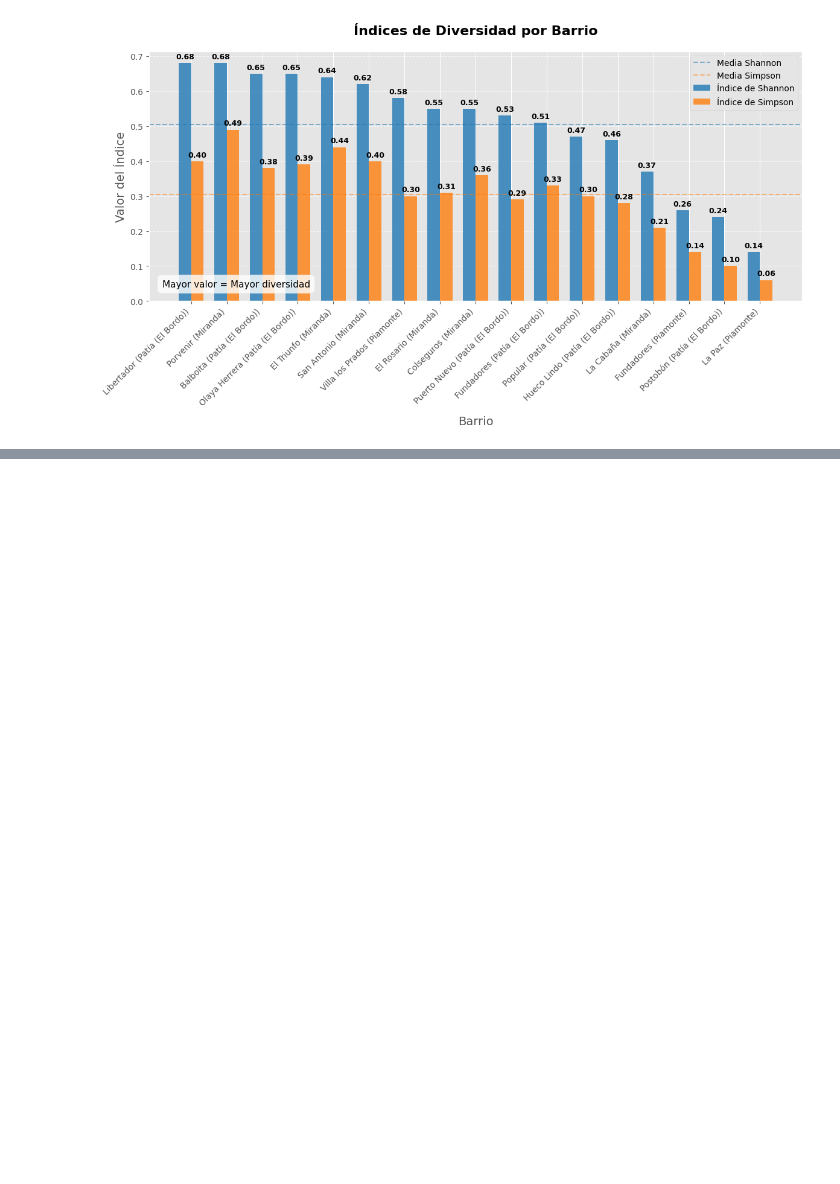
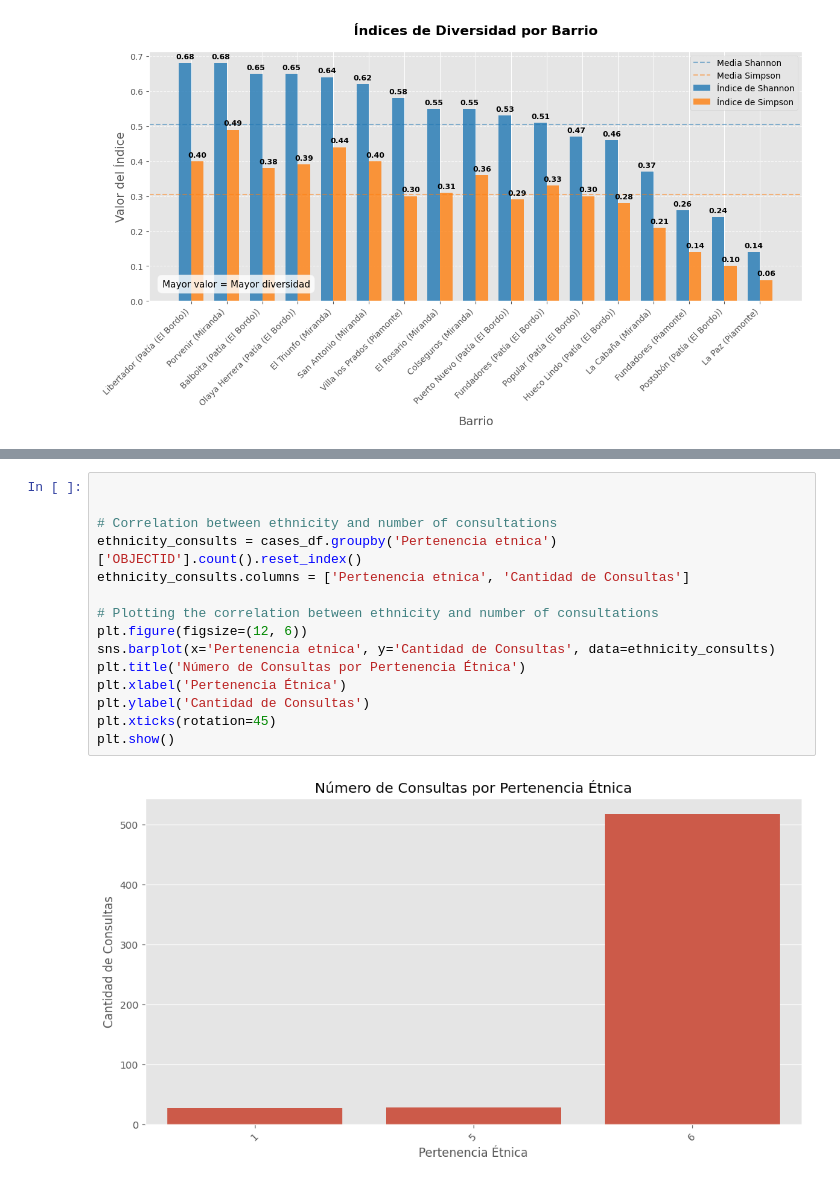
Before and after one commit to Zaprovic/bootcamp-data-analysis, a Jupyter notebook: src/dengue.ipynb, the cells around one changed output, grey strips where cells are left out. Drawn from its saved outputs; the diff is of its cells as text; blank space fills up the shorter version.

```diff
--- a/src/dengue.ipynb
+++ b/src/dengue.ipynb
@@ -336 +335,18 @@ m
+# %%
+
+
+# Correlation between ethnicity and number of consultations
+ethnicity_consults = cases_df.groupby('Pertenencia etnica')['OBJECTID'].count().reset_index()
+ethnicity_consults.columns = ['Pertenencia etnica', 'Cantidad de Consultas']
+
+# Plotting the correlation between ethnicity and number of consultations
+plt.figure(figsize=(12, 6))
+sns.barplot(x='Pertenencia etnica', y='Cantidad de Consultas', data=ethnicity_consults)
+plt.title('Número de Consultas por Pertenencia Étnica')
+plt.xlabel('Pertenencia Étnica')
+plt.ylabel('Cantidad de Consultas')
+plt.xticks(rotation=45)
+plt.show()
+# %% [output]
+[figure, added]
 # %%
```
Also changed, not shown: parts of 11 cells of this notebook.
